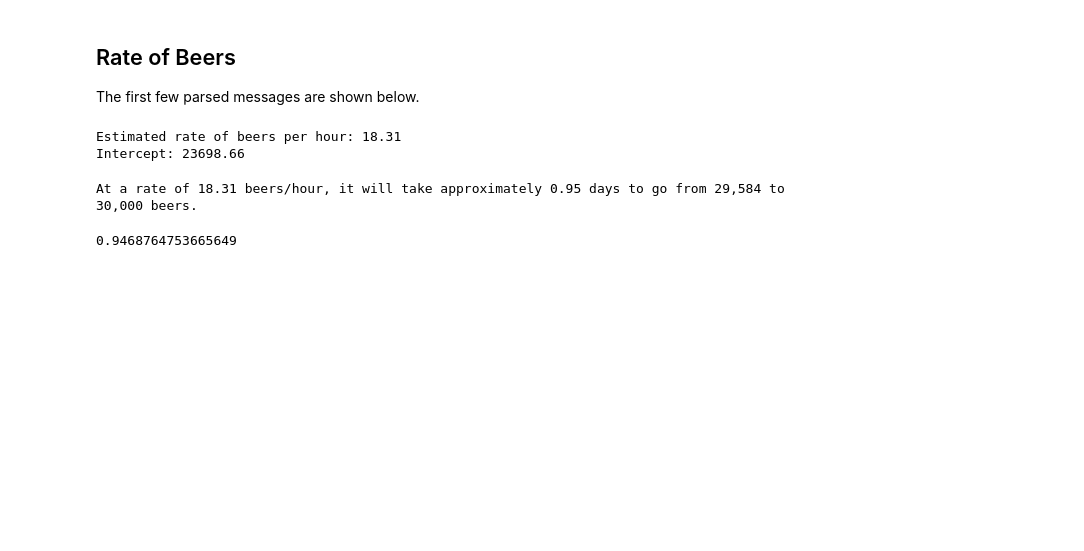
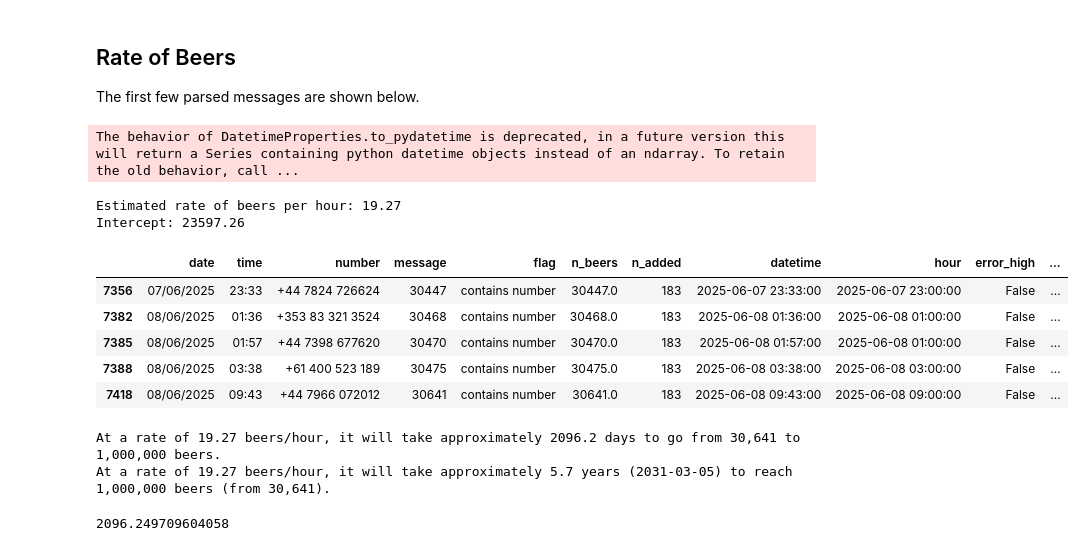
Before and after one commit to c-fitzpatrick/1-million-beers, a Jupyter notebook: parse_whatsapp_chat.ipynb, the cells around one changed output. Drawn from its saved outputs; the diff is of its cells as text; code cells hidden in the pictures; blank space fills up the shorter version.

```diff
--- a/parse_whatsapp_chat.ipynb
+++ b/parse_whatsapp_chat.ipynb
@@ -113,9 +124,9 @@ fig = go.Figure()
 fig.add_trace(go.Scatter(x=data_cleaned['hour'], y=data_cleaned['n_beers'], mode='markers', name='Actual'))
 fig.add_trace(go.Scatter(x=data_cleaned['hour'], y=data_cleaned['linear_estimate'], mode='lines', name='Linear Estimate (sklearn)', line=dict(dash='dash')))
 fig.update_layout(
-    title='n_beers per Hour (No Outliers) with Linear Estimate (sklearn)',
+    title='n_beers 🍻 (cleaned outliers) with Linear Forecast',
     xaxis_title='Hour',
-    yaxis_title='n_beers',
+    yaxis_title='n_beers 🍻',
     plot_bgcolor='white',
     paper_bgcolor='white',
     font=dict(color='black')
@@ -124,17 +135,30 @@ fig.update_layout(
 fig.update_layout(legend=dict(x=1, y=0, traceorder='normal', xanchor='right', yanchor='bottom'))
 fig.show()
 # %% [output]
-Estimated rate of beers per hour: 18.31
-Intercept: 23698.66
+The behavior of DatetimeProperties.to_pydatetime is deprecated, in a future version this will return a Series containing python datetime objects instead of an ndarray. To retain the old behavior, call ...
+Estimated rate of beers per hour: 19.27
+Intercept: 23597.26
+# %%
+data_cleaned.tail()
+# %% [output]
+|  | date | time | number | message | flag | n_beers | n_added | datetime | hour | error_high | ... |
+| 7356 | 07/06/2025 | 23:33 | +44 7824 726624 | 30447 | contains number | 30447.0 | 183 | 2025-06-07 23:33:00 | 2025-06-07 23:00:00 | False | ... |
+| 7382 | 08/06/2025 | 01:36 | +353 83 321 3524 | 30468 | contains number | 30468.0 | 183 | 2025-06-08 01:36:00 | 2025-06-08 01:00:00 | False | ... |
+| 7385 | 08/06/2025 | 01:57 | +44 7398 677620 | 30470 | contains number | 30470.0 | 183 | 2025-06-08 01:57:00 | 2025-06-08 01:00:00 | False | ... |
+| 7388 | 08/06/2025 | 03:38 | +61 400 523 189 | 30475 | contains number | 30475.0 | 183 | 2025-06-08 03:38:00 | 2025-06-08 03:00:00 | False | ... |
+| 7418 | 08/06/2025 | 09:43 | +44 7966 072012 | 30641 | contains number | 30641.0 | 183 | 2025-06-08 09:43:00 | 2025-06-08 09:00:00 | False | ... |
 # %%
-# Calculate days to reach 30,000 from 29,584 at the estimated rate
-start = 29584
-end = 30000
+# Calculate days to reach 1,000,000 from current max n_beers
+start = data_cleaned['n_beers'].max()
+end = 1000000
 beers_needed = end - start
 hours_needed = beers_needed / rate_per_hour if rate_per_hour > 0 else np.nan
 days_needed = hours_needed / 24
-print(f"At a rate of {rate_per_hour:.2f} beers/hour, it will take approximately {days_needed:.2f} days to go from 29,584 to 30,000 beers.")
-days_needed
+years_needed = days_needed / 365
+date_estimate = chat_df['datetime'].max() + pd.Timedelta(days=days_needed)
+print(f"At a rate of {rate_per_hour:.2f} beers/hour, it will take approximately {days_needed:.1f} days to go from {start:,.0f} to 1,000,000 beers.")
+print(f"At a rate of {rate_per_hour:.2f} beers/hour, it will take approximately {years_needed:.1f} years ({date_estimate.date()}) to reach 1,000,000 beers (from {start:,.0f}).")
 # %% [output]
-At a rate of 18.31 beers/hour, it will take approximately 0.95 days to go from 29,584 to 30,000 beers.
+At a rate of 19.27 beers/hour, it will take approximately 2096.2 days to go from 30,641 to 1,000,000 beers.
+At a rate of 19.27 beers/hour, it will take approximately 5.7 years (2031-03-05) to reach 1,000,000 beers (from 30,641).
-0.9468764753665649
+2096.249709604058
```
Also changed, not shown: parts of 6 cells of this notebook.
